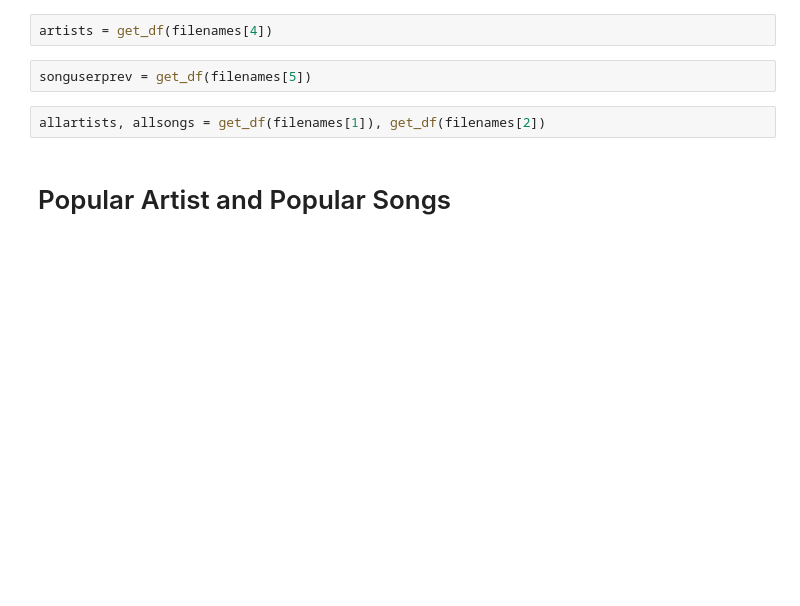
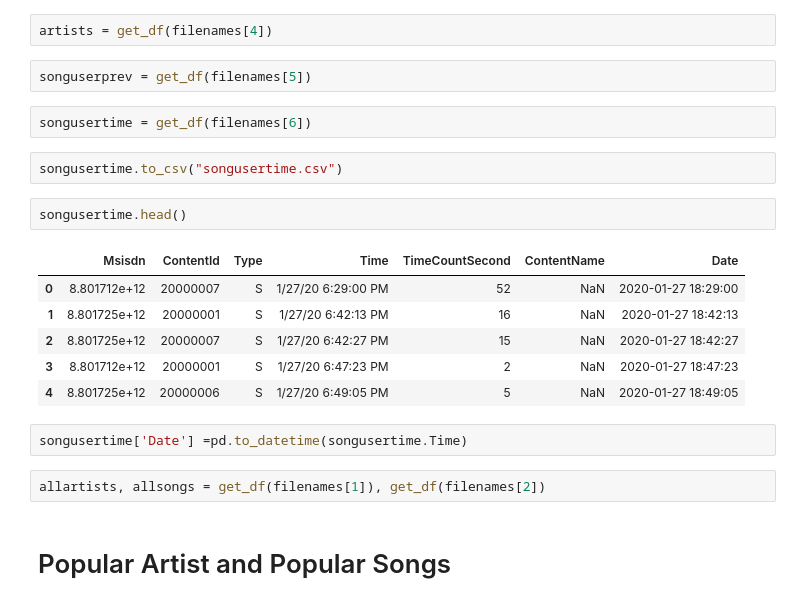
Before and after one commit to Karyotyper/recysy_shadhin_personal, a Jupyter notebook: recsys_sprint2.ipynb, the cells around one changed output. Drawn from its saved outputs; the diff is of its cells as text; blank space fills up the shorter version.

```diff
--- a/recsys_sprint2.ipynb
+++ b/recsys_sprint2.ipynb
@@ -44,6 +46,21 @@ songuser_v2 = get_all_data()
 artists = get_df(filenames[4])
 # %%
 songuserprev = get_df(filenames[5])
+# %%
+songusertime = get_df(filenames[6])
+# %%
+songusertime.to_csv("songusertime.csv")
+# %%
+songusertime.head()
+# %% [output]
+|  | Msisdn | ContentId | Type | Time | TimeCountSecond | ContentName | Date |
+| 0 | 8.801712e+12 | 20000007 | S | 1/27/20 6:29:00 PM | 52 | NaN | 2020-01-27 18:29:00 |
+| 1 | 8.801725e+12 | 20000001 | S | 1/27/20 6:42:13 PM | 16 | NaN | 2020-01-27 18:42:13 |
+| 2 | 8.801725e+12 | 20000007 | S | 1/27/20 6:42:27 PM | 15 | NaN | 2020-01-27 18:42:27 |
+| 3 | 8.801712e+12 | 20000001 | S | 1/27/20 6:47:23 PM | 2 | NaN | 2020-01-27 18:47:23 |
+| 4 | 8.801725e+12 | 20000006 | S | 1/27/20 6:49:05 PM | 5 | NaN | 2020-01-27 18:49:05 |
+# %%
+songusertime['Date'] =pd.to_datetime(songusertime.Time)
 # %%
 allartists, allsongs = get_df(filenames[1]), get_df(filenames[2])
 # %% [markdown]
```
Also changed, not shown: parts of 19 cells of this notebook, 5 other files.
